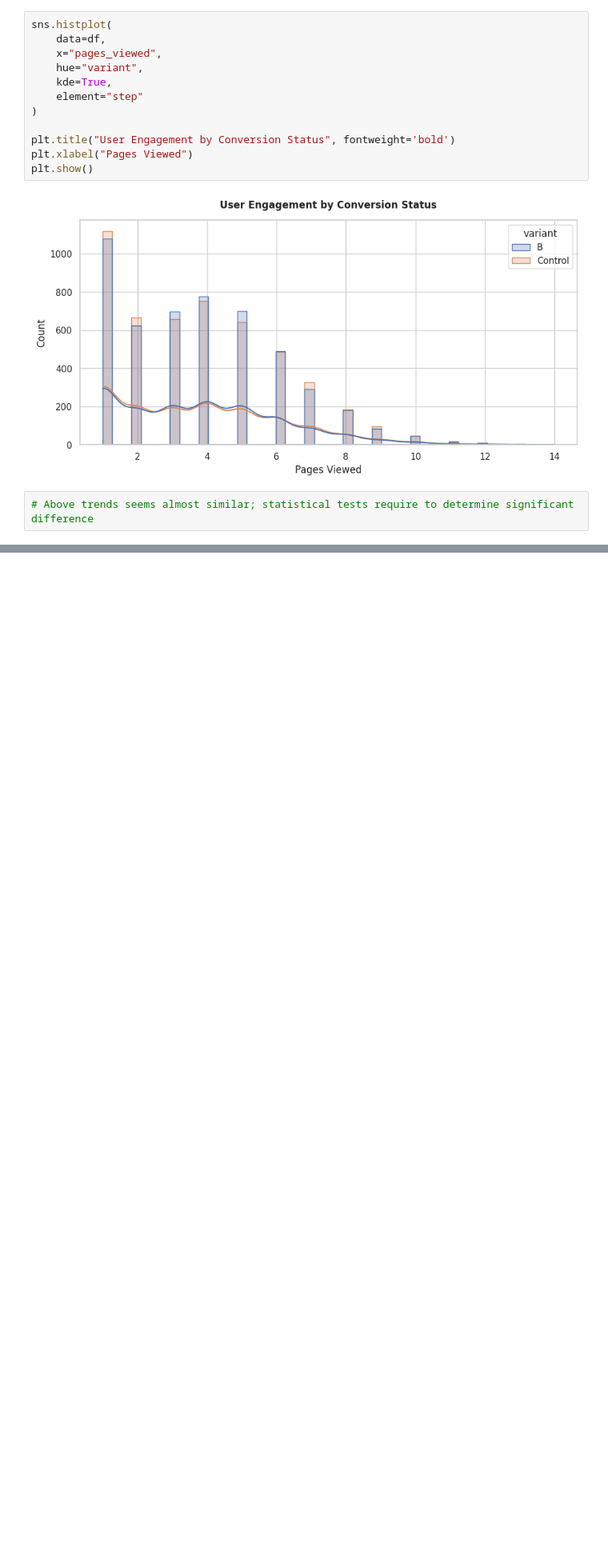
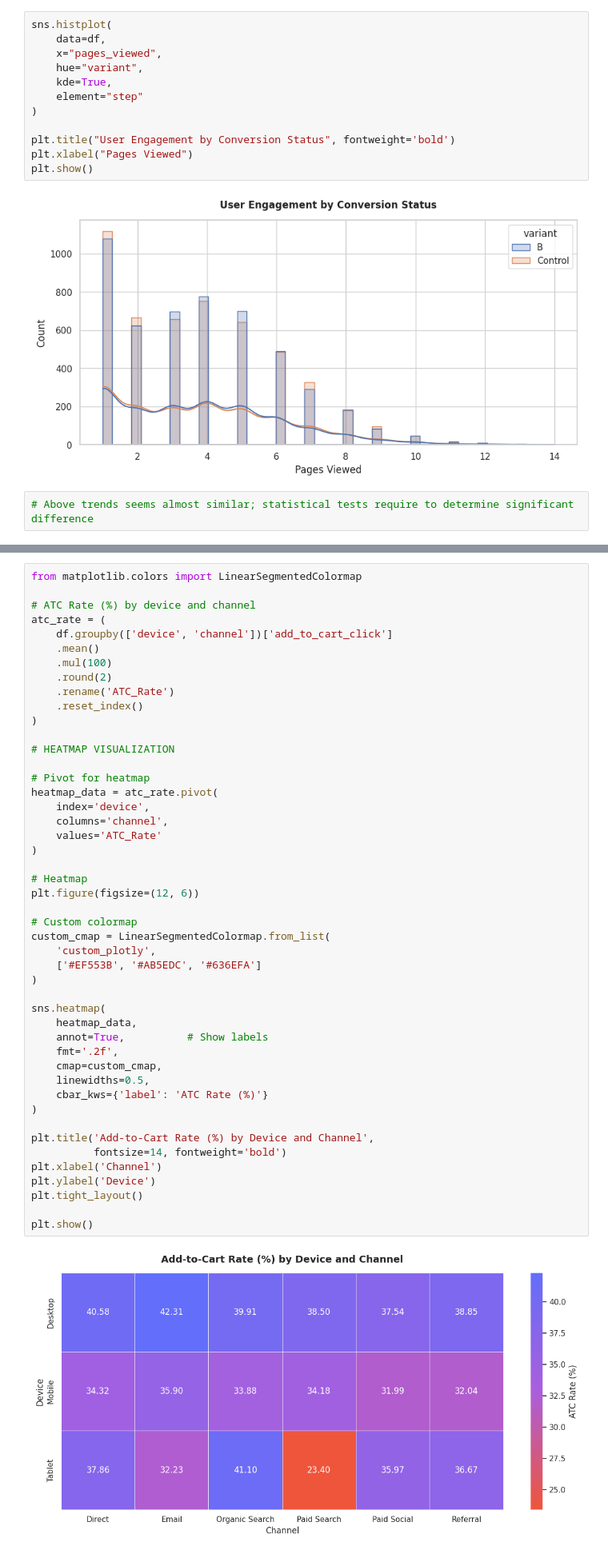
Before and after one commit to edi-kanyua/Product-Analytics-and-Experimentation, a Jupyter notebook: Product_Analytics_&_Experimentation_Case_Study.ipynb, the cells around one changed output, grey strips where cells are left out. Shown at 80% size. Cells and saved outputs as stored; diff of their text form; blank space fills up the shorter version.

```diff
--- a/Product_Analytics_&_Experimentation_Case_Study.ipynb
+++ b/Product_Analytics_&_Experimentation_Case_Study.ipynb
@@ -356,0 +359,49 @@ plt.show()
+# %%
+from matplotlib.colors import LinearSegmentedColormap
+
+# ATC Rate (%) by device and channel
+atc_rate = (
+    df.groupby(['device', 'channel'])['add_to_cart_click']
+    .mean()
+    .mul(100)
+    .round(2)
+    .rename('ATC_Rate')
+    .reset_index()
+)
+
+# HEATMAP VISUALIZATION
+
+# Pivot for heatmap
+heatmap_data = atc_rate.pivot(
+    index='device',
+    columns='channel',
+    values='ATC_Rate'
+)
+
+# Heatmap
+plt.figure(figsize=(12, 6))
+
+# Custom colormap
+custom_cmap = LinearSegmentedColormap.from_list(
+    'custom_plotly',
+    ['#EF553B', '#AB5EDC', '#636EFA']
+)
+
+sns.heatmap(
+    heatmap_data,
+    annot=True,          # Show labels
+    fmt='.2f',
+    cmap=custom_cmap,
+    linewidths=0.5,
+    cbar_kws={'label': 'ATC Rate (%)'}
+)
+
+plt.title('Add-to-Cart Rate (%) by Device and Channel',
+          fontsize=14, fontweight='bold')
+plt.xlabel('Channel')
+plt.ylabel('Device')
+plt.tight_layout()
+
+plt.show()
+# %% [output]
+[figure, added]
```
Also changed, not shown: parts of 5 cells of this notebook.
